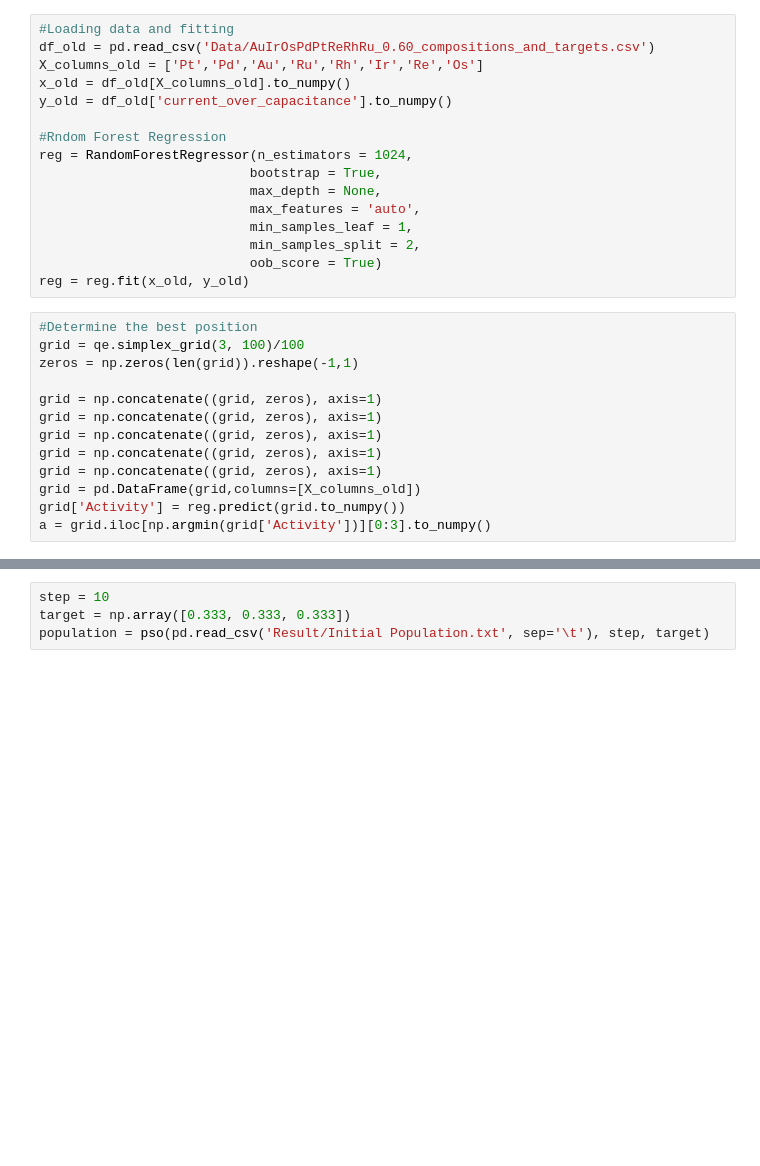
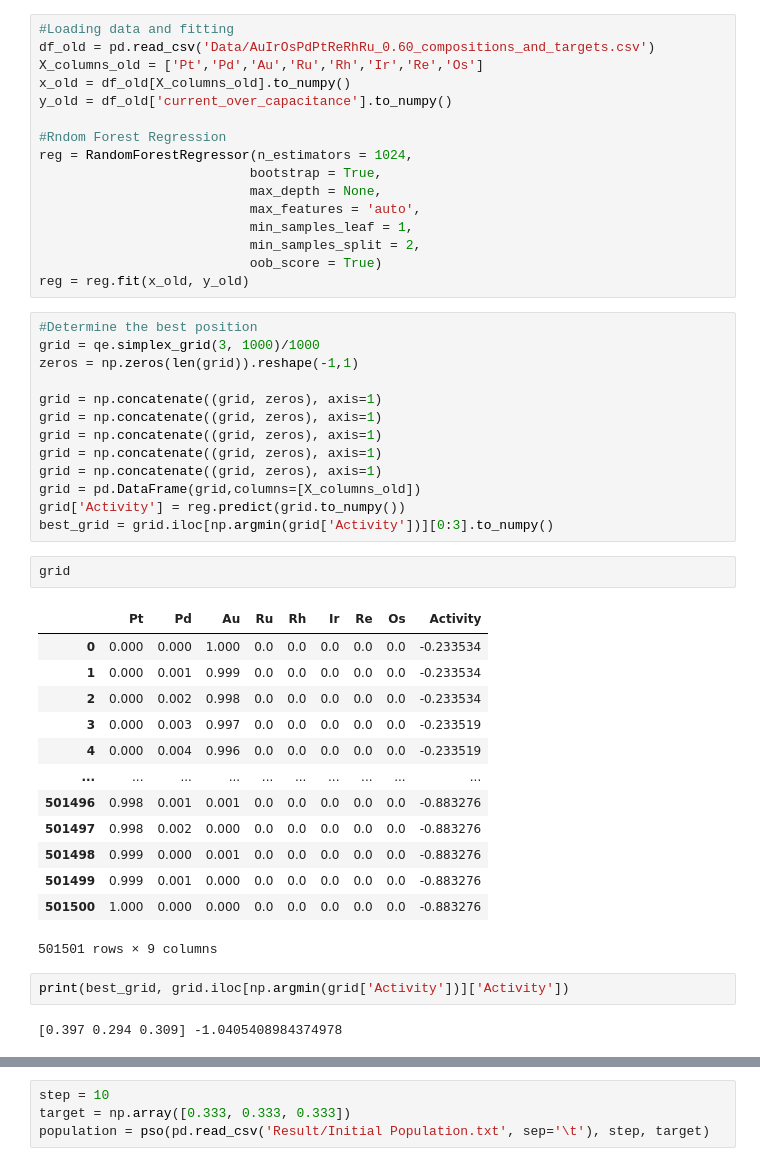
Before and after one commit to atirmidzi/PSO, a Jupyter notebook: PSO easy.ipynb, the cells around one changed output, grey strips where cells are left out. Drawn from its saved outputs; the diff is of its cells as text; blank space fills up the shorter version.

```diff
--- a/PSO easy.ipynb
+++ b/PSO easy.ipynb
@@ -47,19 +47,39 @@ reg = RandomForestRegressor(n_estimators = 1024,
                            min_samples_split = 2,
                            oob_score = True)
 reg = reg.fit(x_old, y_old)
-# %%
-#Determine the best position
-grid = qe.simplex_grid(3, 100)/100
-zeros = np.zeros(len(grid)).reshape(-1,1)
-
-grid = np.concatenate((grid, zeros), axis=1)
-grid = np.concatenate((grid, zeros), axis=1)
-grid = np.concatenate((grid, zeros), axis=1)
-grid = np.concatenate((grid, zeros), axis=1)
-grid = np.concatenate((grid, zeros), axis=1)
-grid = pd.DataFrame(grid,columns=[X_columns_old])
-grid['Activity'] = reg.predict(grid.to_numpy())
-a = grid.iloc[np.argmin(grid['Activity'])][0:3].to_numpy()
+# %%
+#Determine the best position
+grid = qe.simplex_grid(3, 1000)/1000
+zeros = np.zeros(len(grid)).reshape(-1,1)
+
+grid = np.concatenate((grid, zeros), axis=1)
+grid = np.concatenate((grid, zeros), axis=1)
+grid = np.concatenate((grid, zeros), axis=1)
+grid = np.concatenate((grid, zeros), axis=1)
+grid = np.concatenate((grid, zeros), axis=1)
+grid = pd.DataFrame(grid,columns=[X_columns_old])
+grid['Activity'] = reg.predict(grid.to_numpy())
+best_grid = grid.iloc[np.argmin(grid['Activity'])][0:3].to_numpy()
+# %%
+grid
+# %% [output]
+|  | Pt | Pd | Au | Ru | Rh | Ir | Re | Os | Activity |
+| 0 | 0.000 | 0.000 | 1.000 | 0.0 | 0.0 | 0.0 | 0.0 | 0.0 | -0.233534 |
+| 1 | 0.000 | 0.001 | 0.999 | 0.0 | 0.0 | 0.0 | 0.0 | 0.0 | -0.233534 |
+| 2 | 0.000 | 0.002 | 0.998 | 0.0 | 0.0 | 0.0 | 0.0 | 0.0 | -0.233534 |
+| 3 | 0.000 | 0.003 | 0.997 | 0.0 | 0.0 | 0.0 | 0.0 | 0.0 | -0.233519 |
+| 4 | 0.000 | 0.004 | 0.996 | 0.0 | 0.0 | 0.0 | 0.0 | 0.0 | -0.233519 |
+| ... | ... | ... | ... | ... | ... | ... | ... | ... | ... |
+| 501496 | 0.998 | 0.001 | 0.001 | 0.0 | 0.0 | 0.0 | 0.0 | 0.0 | -0.883276 |
+| 501497 | 0.998 | 0.002 | 0.000 | 0.0 | 0.0 | 0.0 | 0.0 | 0.0 | -0.883276 |
+| 501498 | 0.999 | 0.000 | 0.001 | 0.0 | 0.0 | 0.0 | 0.0 | 0.0 | -0.883276 |
+| 501499 | 0.999 | 0.001 | 0.000 | 0.0 | 0.0 | 0.0 | 0.0 | 0.0 | -0.883276 |
+| 501500 | 1.000 | 0.000 | 0.000 | 0.0 | 0.0 | 0.0 | 0.0 | 0.0 | -0.883276 |
+501501 rows × 9 columns
+# %%
+print(best_grid, grid.iloc[np.argmin(grid['Activity'])]['Activity'])
+# %% [output]
+[0.397 0.294 0.309] -1.0405408984374978
 # %%
 #Making Class
 class pso:
```
Also changed, not shown: parts of 14 cells of this notebook, 41 other files.
